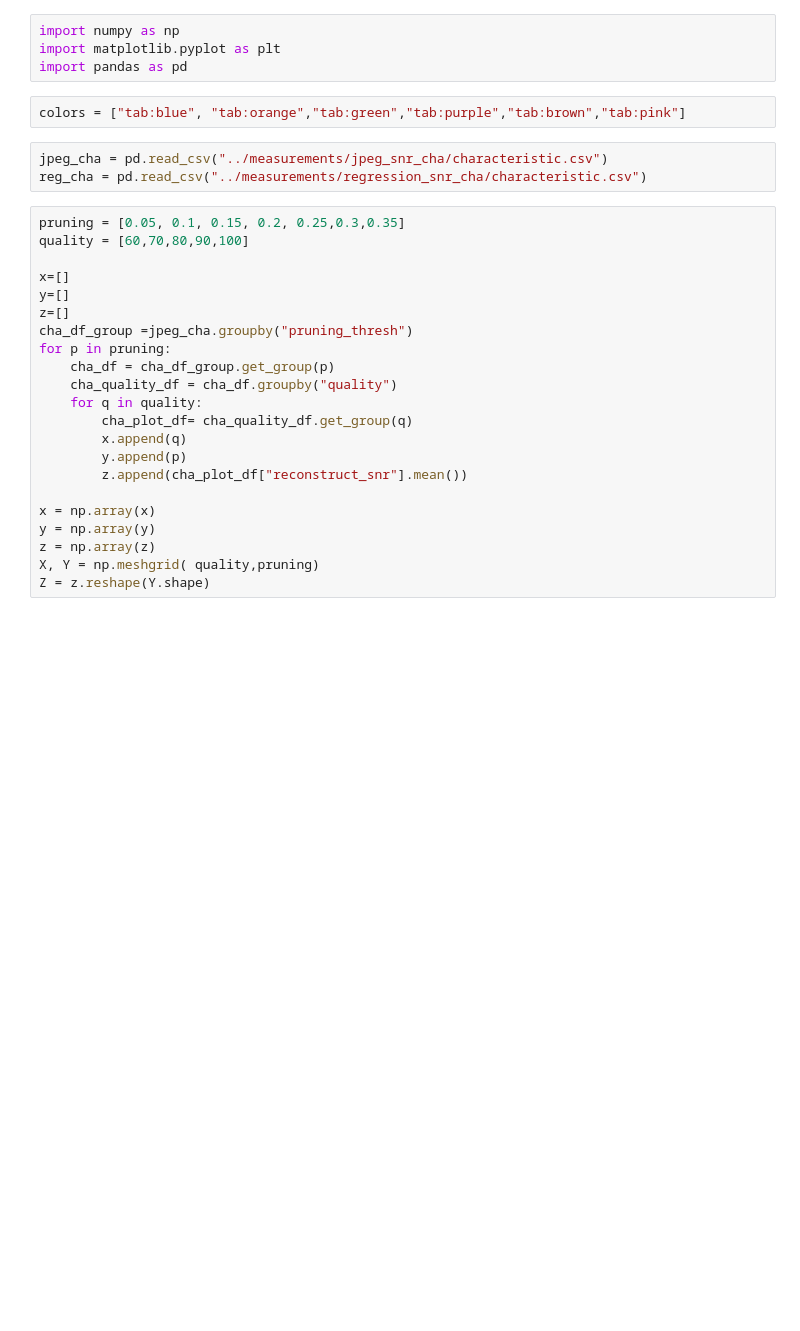
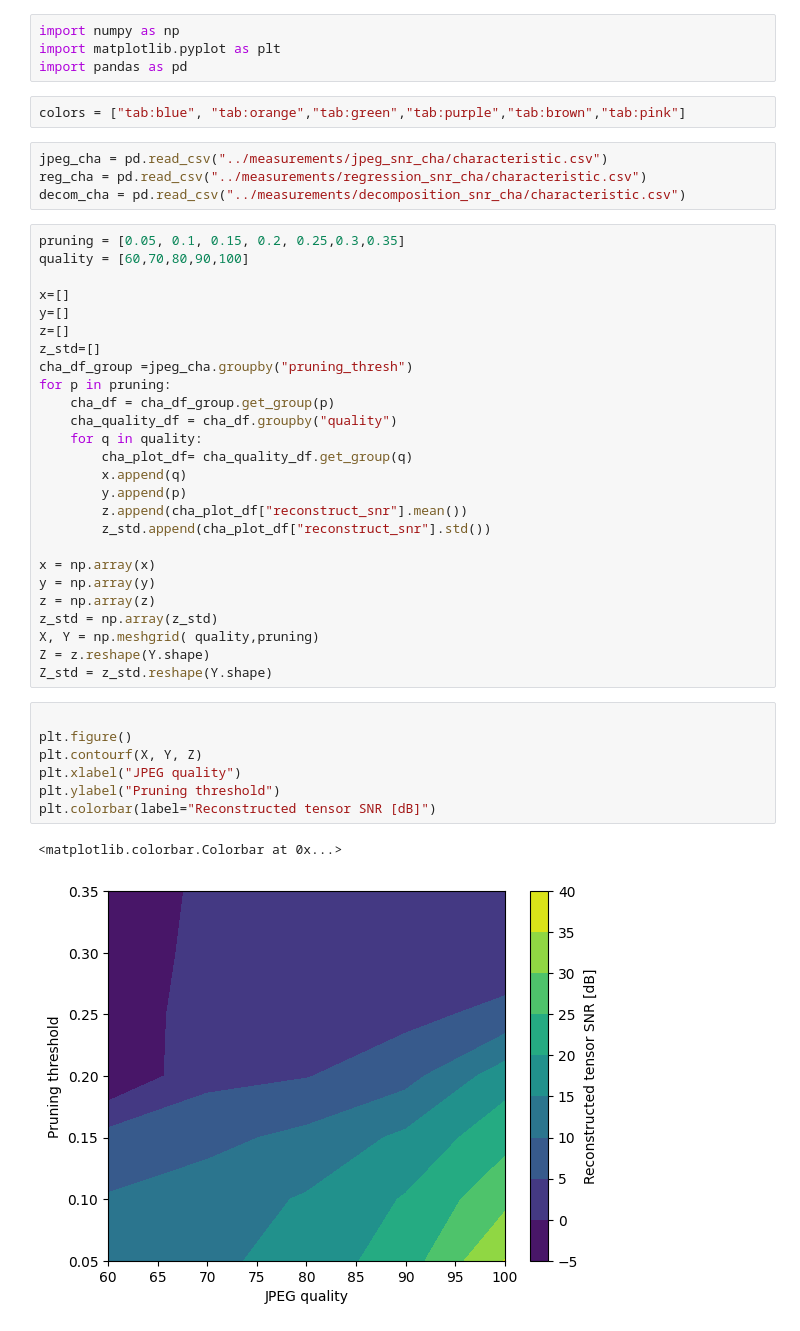
Before and after one commit to Rexyyj/split_DNN_framework, a Jupyter notebook: stable_tests/plot/quality_pruning_snr.ipynb, the cells around one changed output. Saved outputs shown, nothing was run; the diff lists cells and outputs as text; blank space fills up the shorter version.

```diff
--- a/stable_tests/plot/quality_pruning_snr.ipynb
+++ b/stable_tests/plot/quality_pruning_snr.ipynb
@@ -7,6 +7,7 @@ colors = ["tab:blue", "tab:orange","tab:green","tab:purple","tab:brown","tab:pin
 # %%
 jpeg_cha = pd.read_csv("../measurements/jpeg_snr_cha/characteristic.csv")
 reg_cha = pd.read_csv("../measurements/regression_snr_cha/characteristic.csv")
+decom_cha = pd.read_csv("../measurements/decomposition_snr_cha/characteristic.csv")
 # %%
 pruning = [0.05, 0.1, 0.15, 0.2, 0.25,0.3,0.35]
 quality = [60,70,80,90,100]
@@ -14,6 +15,7 @@ quality = [60,70,80,90,100]
 x=[]
 y=[]
 z=[]
+z_std=[]
 cha_df_group =jpeg_cha.groupby("pruning_thresh")
 for p in pruning:
     cha_df = cha_df_group.get_group(p)
@@ -23,9 +25,22 @@ for p in pruning:
         x.append(q)
         y.append(p)
         z.append(cha_plot_df["reconstruct_snr"].mean())
+        z_std.append(cha_plot_df["reconstruct_snr"].std())
 
 x = np.array(x)
 y = np.array(y)
 z = np.array(z)
+z_std = np.array(z_std)
 X, Y = np.meshgrid( quality,pruning)
 Z = z.reshape(Y.shape)
+Z_std = z_std.reshape(Y.shape)
+# %%
+
+plt.figure()
+plt.contourf(X, Y, Z)
+plt.xlabel("JPEG quality")
+plt.ylabel("Pruning threshold")
+plt.colorbar(label="Reconstructed tensor SNR [dB]")
+# %% [output]
+<matplotlib.colorbar.Colorbar at 0x...>
+[figure, added]
```
Also changed, not shown: parts of 7 cells of this notebook, 7 other files.
